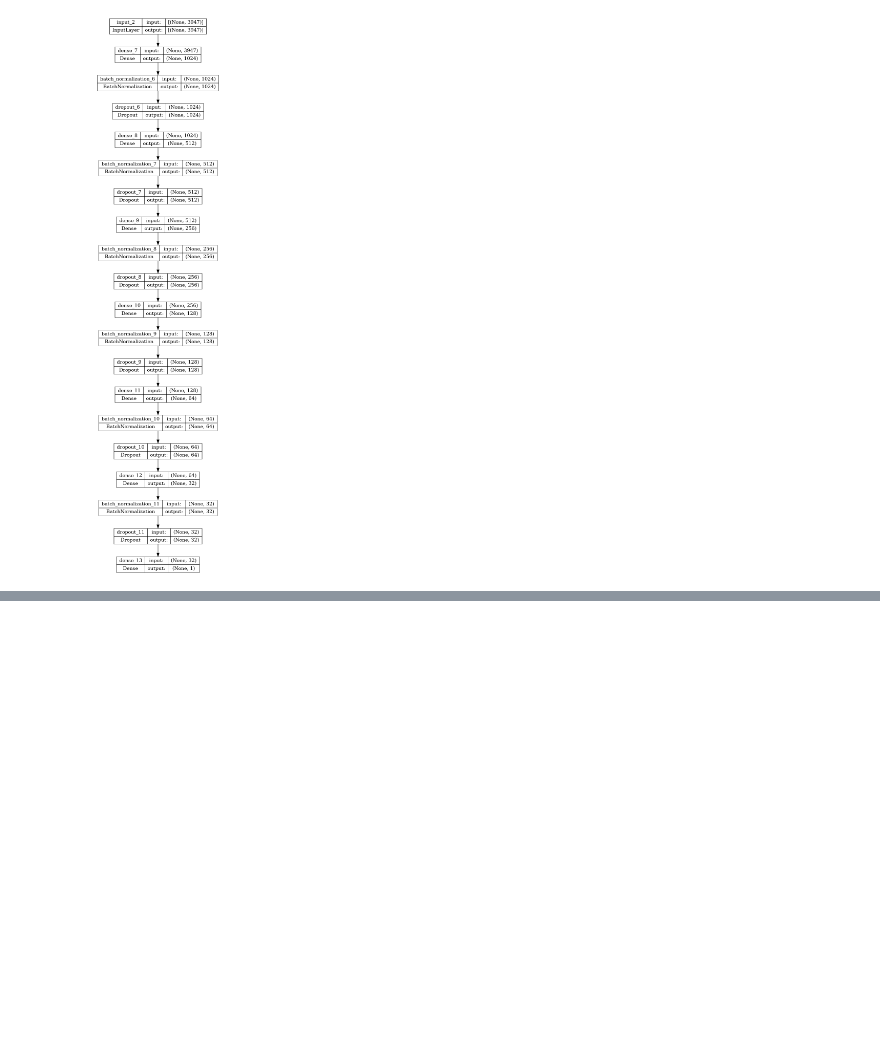
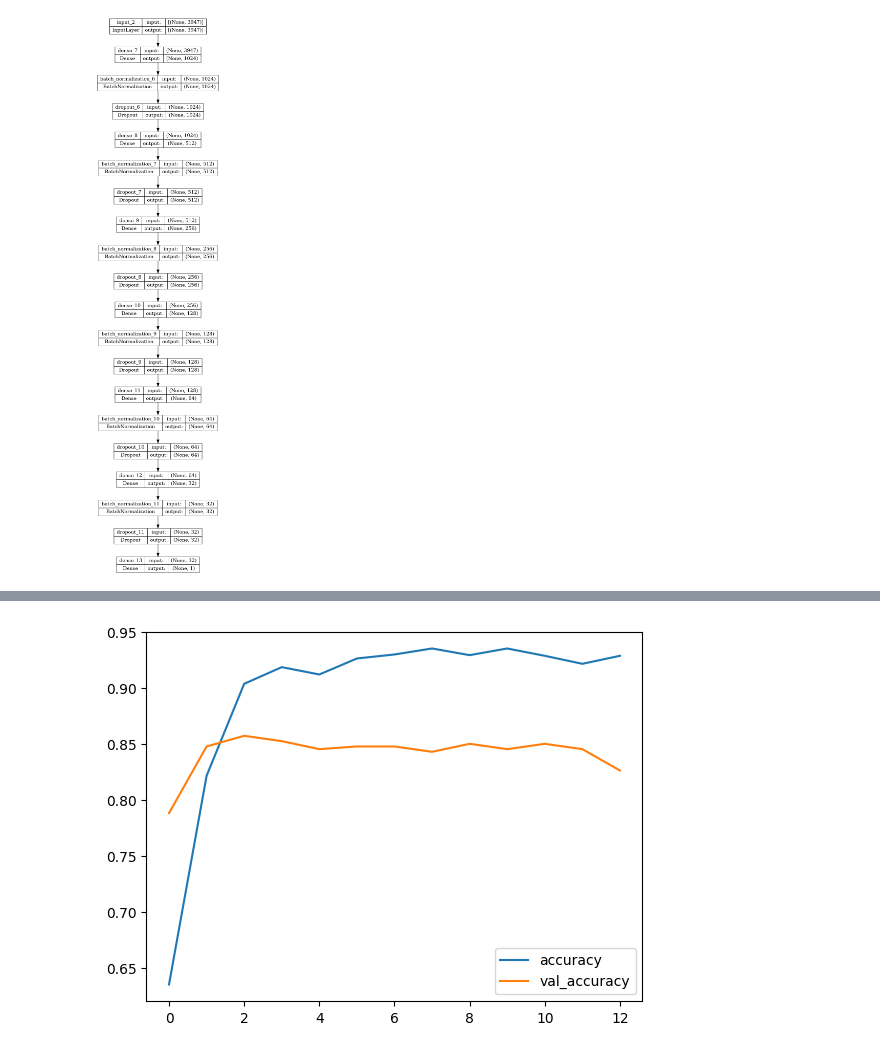
Before and after one commit to mjtalaska/Sentiment-analysis-feedforward, a Jupyter notebook: sentiment-analysis-with-feedforward-neural-network.ipynb, the cells around one changed output, grey strips where cells are left out. Drawn from its saved outputs; the diff is of its cells as text; code cells hidden in the pictures; blank space fills up the shorter version.

```diff
--- a/sentiment-analysis-with-feedforward-neural-network.ipynb
+++ b/sentiment-analysis-with-feedforward-neural-network.ipynb
@@ -301,3 +312,10 @@ Epoch 15/50
+# %%
+plt.plot(history2.history['accuracy'])
+plt.plot(history2.history['val_accuracy'])
+plt.legend(['accuracy', 'val_accuracy'])
+plt.show()
+# %% [output]
+[figure, added]
 # %%
 model2.evaluate(x_test, y_test)
 # %% [output]
```
Also changed, not shown: parts of 9 cells of this notebook.
